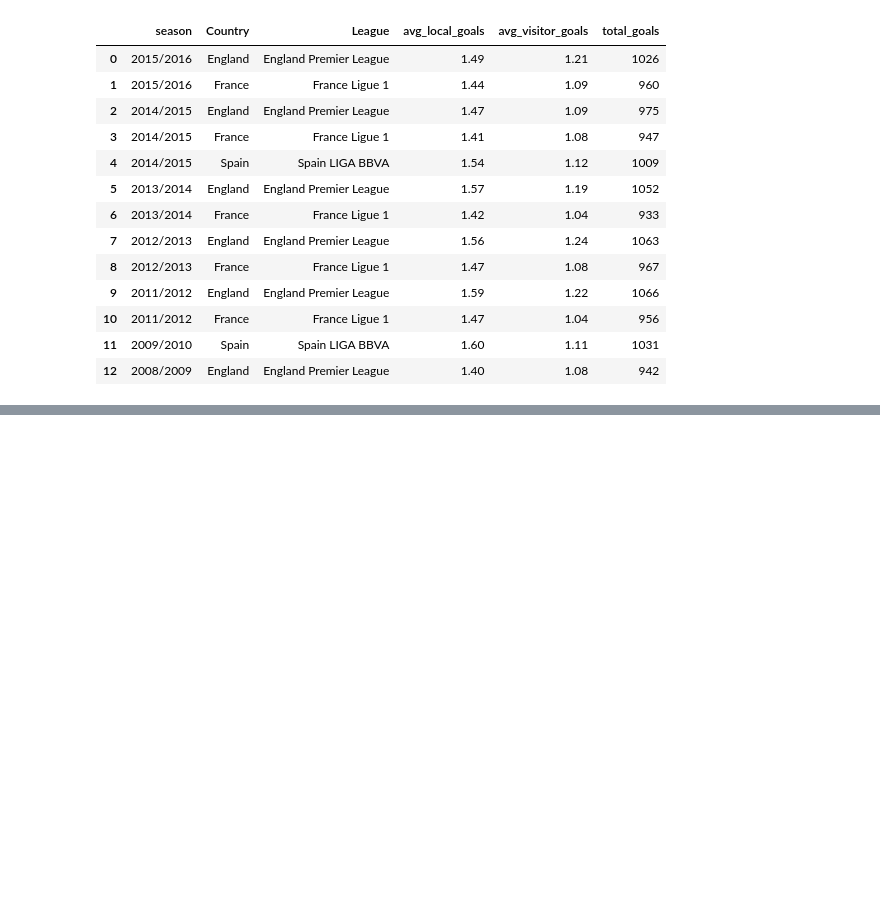
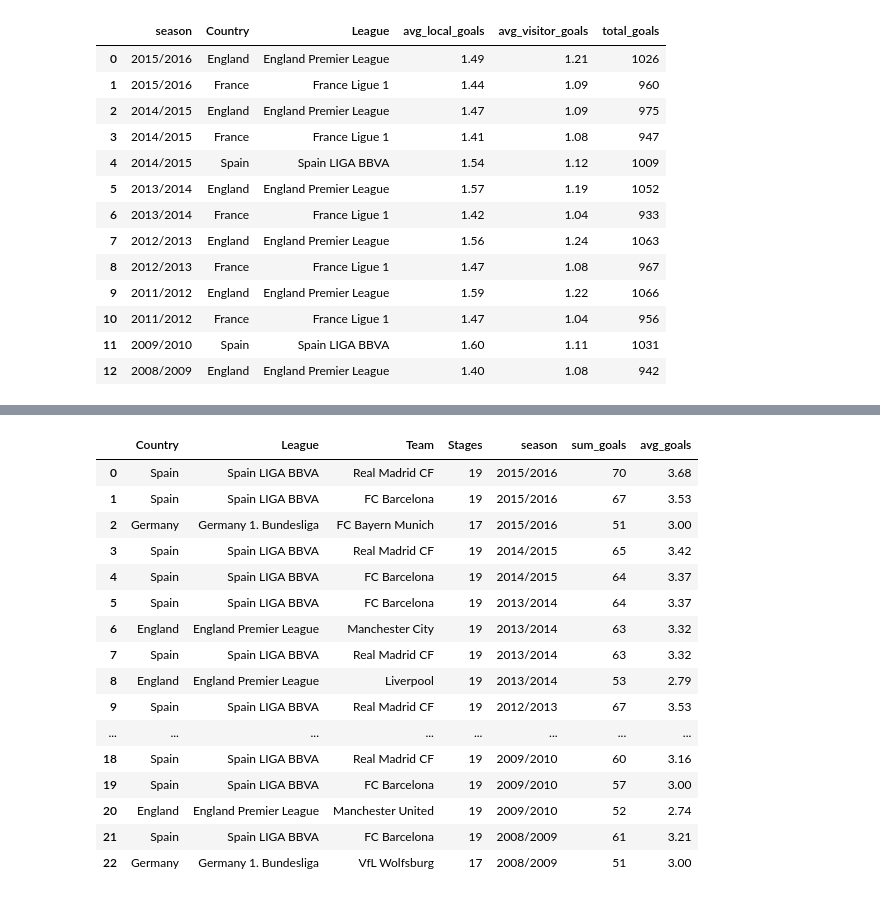
Before and after one commit to Dagnne/TalentoTechDag, a Jupyter notebook: Taller_SQL.ipynb, the cells around one changed output, grey strips where cells are left out. Drawn from its saved outputs; the diff is of its cells as text; code cells hidden in the pictures; blank space fills up the shorter version.

```diff
--- a/Taller_SQL.ipynb
+++ b/Taller_SQL.ipynb
@@ -1446,0 +1556,41 @@ goals_by_season
+# %%
+# Equipos que más goles realizaron jugando como locales
+
+query = """SELECT C.name AS Country,
+                  L.name AS League,
+                  T.team_long_name AS Team,
+                  COUNT (M.stage) AS Stages,
+                  M.season,
+                  SUM(home_team_goal) AS sum_goals,
+                  ROUND(AVG(home_team_goal),2) AS avg_goals
+            FROM Country C
+            JOIN Match M ON C.id = M.country_id
+            JOIN League L ON  L.id = M.league_id
+            JOIN Team T ON T.team_api_id = M.home_team_api_id
+            WHERE C.name IN ('Spain', 'Germany', 'England')
+            GROUP BY Country, League, Team, season
+            HAVING sum_goals > 50
+            ORDER BY Season DESC, sum_goals DESC;"""
+
+# En GROUP BY se puede agrupar por numeros (1,2,3,5),
+# que hacen refeencia a la columna o columnas por las cuales se quiere agrupar
+teams_by_season = pd.read_sql(query, conn)
+teams_by_season
+# %% [output]
+|  | Country | League | Team | Stages | season | sum_goals | avg_goals |
+| 0 | Spain | Spain LIGA BBVA | Real Madrid CF | 19 | 2015/2016 | 70 | 3.68 |
+| 1 | Spain | Spain LIGA BBVA | FC Barcelona | 19 | 2015/2016 | 67 | 3.53 |
+| 2 | Germany | Germany 1. Bundesliga | FC Bayern Munich | 17 | 2015/2016 | 51 | 3.00 |
+| 3 | Spain | Spain LIGA BBVA | Real Madrid CF | 19 | 2014/2015 | 65 | 3.42 |
+| 4 | Spain | Spain LIGA BBVA | FC Barcelona | 19 | 2014/2015 | 64 | 3.37 |
+| 5 | Spain | Spain LIGA BBVA | FC Barcelona | 19 | 2013/2014 | 64 | 3.37 |
+| 6 | England | England Premier League | Manchester City | 19 | 2013/2014 | 63 | 3.32 |
+| 7 | Spain | Spain LIGA BBVA | Real Madrid CF | 19 | 2013/2014 | 63 | 3.32 |
+| 8 | England | England Premier League | Liverpool | 19 | 2013/2014 | 53 | 2.79 |
+| 9 | Spain | Spain LIGA BBVA | Real Madrid CF | 19 | 2012/2013 | 67 | 3.53 |
+| ... | ... | ... | ... | ... | ... | ... | ... |
+| 18 | Spain | Spain LIGA BBVA | Real Madrid CF | 19 | 2009/2010 | 60 | 3.16 |
+| 19 | Spain | Spain LIGA BBVA | FC Barcelona | 19 | 2009/2010 | 57 | 3.00 |
+| 20 | England | England Premier League | Manchester United | 19 | 2009/2010 | 52 | 2.74 |
+| 21 | Spain | Spain LIGA BBVA | FC Barcelona | 19 | 2008/2009 | 61 | 3.21 |
+| 22 | Germany | Germany 1. Bundesliga | VfL Wolfsburg | 17 | 2008/2009 | 51 | 3.00 |
```
Also changed, not shown: parts of 17 cells of this notebook.
